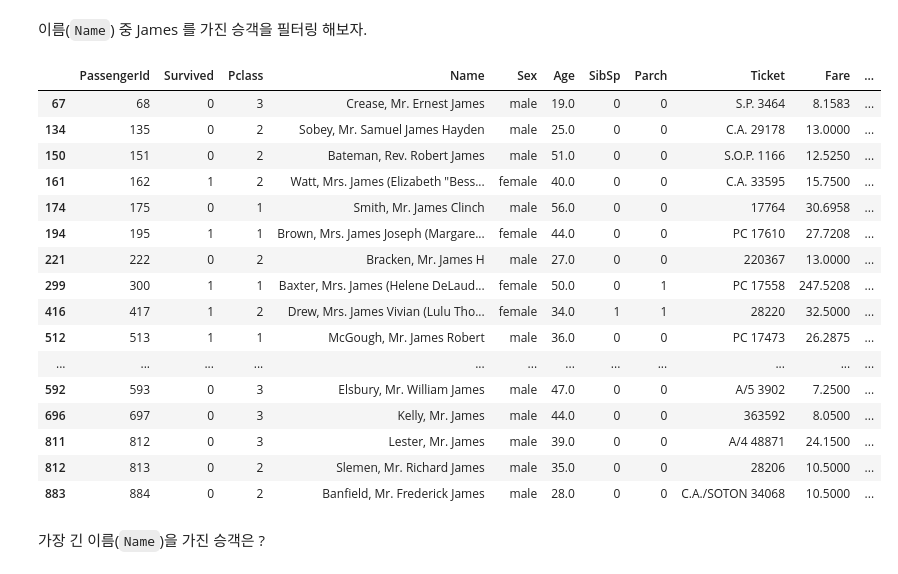
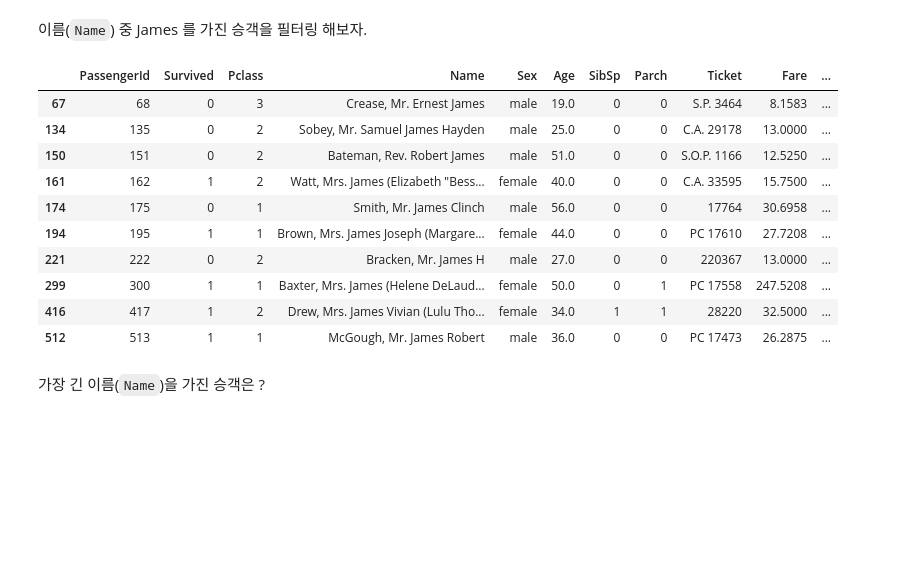
Before and after one commit to pparkddo/nano-degree, a Jupyter notebook: pandas.ipynb, the cells around one changed output. Saved outputs shown, nothing was run; the diff lists cells and outputs as text; code cells hidden in the pictures; blank space fills up the shorter version.

```diff
--- a/pandas.ipynb
+++ b/pandas.ipynb
@@ -931,25 +930,19 @@ Name: SurName, dtype: object
 # %% [markdown]
 이름(`Name`) 중 James 를 가진 승객을 필터링 해보자.
 # %%
-titanic[titanic["Name"].str.contains("James")]
+titanic[titanic["Name"].str.contains("James")].head(10)
 # %% [output]
 |  | PassengerId | Survived | Pclass | Name | Sex | Age | SibSp | Parch | Ticket | Fare | ... |
 | 67 | 68 | 0 | 3 | Crease, Mr. Ernest James | male | 19.0 | 0 | 0 | S.P. 3464 | 8.1583 | ... |
 | 134 | 135 | 0 | 2 | Sobey, Mr. Samuel James Hayden | male | 25.0 | 0 | 0 | C.A. 29178 | 13.0000 | ... |
 | 150 | 151 | 0 | 2 | Bateman, Rev. Robert James | male | 51.0 | 0 | 0 | S.O.P. 1166 | 12.5250 | ... |
 | 161 | 162 | 1 | 2 | Watt, Mrs. James (Elizabeth "Bess... | female | 40.0 | 0 | 0 | C.A. 33595 | 15.7500 | ... |
 | 174 | 175 | 0 | 1 | Smith, Mr. James Clinch | male | 56.0 | 0 | 0 | 17764 | 30.6958 | ... |
 | 194 | 195 | 1 | 1 | Brown, Mrs. James Joseph (Margare... | female | 44.0 | 0 | 0 | PC 17610 | 27.7208 | ... |
 | 221 | 222 | 0 | 2 | Bracken, Mr. James H | male | 27.0 | 0 | 0 | 220367 | 13.0000 | ... |
 | 299 | 300 | 1 | 1 | Baxter, Mrs. James (Helene DeLaud... | female | 50.0 | 0 | 1 | PC 17558 | 247.5208 | ... |
 | 416 | 417 | 1 | 2 | Drew, Mrs. James Vivian (Lulu Tho... | female | 34.0 | 1 | 1 | 28220 | 32.5000 | ... |
 | 512 | 513 | 1 | 1 | McGough, Mr. James Robert | male | 36.0 | 0 | 0 | PC 17473 | 26.2875 | ... |
-| ... | ... | ... | ... | ... | ... | ... | ... | ... | ... | ... | ... |
-| 592 | 593 | 0 | 3 | Elsbury, Mr. William James | male | 47.0 | 0 | 0 | A/5 3902 | 7.2500 | ... |
-| 696 | 697 | 0 | 3 | Kelly, Mr. James | male | 44.0 | 0 | 0 | 363592 | 8.0500 | ... |
-| 811 | 812 | 0 | 3 | Lester, Mr. James | male | 39.0 | 0 | 0 | A/4 48871 | 24.1500 | ... |
-| 812 | 813 | 0 | 2 | Slemen, Mr. Richard James | male | 35.0 | 0 | 0 | 28206 | 10.5000 | ... |
-| 883 | 884 | 0 | 2 | Banfield, Mr. Frederick James | male | 28.0 | 0 | 0 | C.A./SOTON 34068 | 10.5000 | ... |
 # %% [markdown]
 가장 긴 이름(`Name`)을 가진 승객은 ?
 # %%
```
Also changed, not shown: parts of 5 cells of this notebook.
